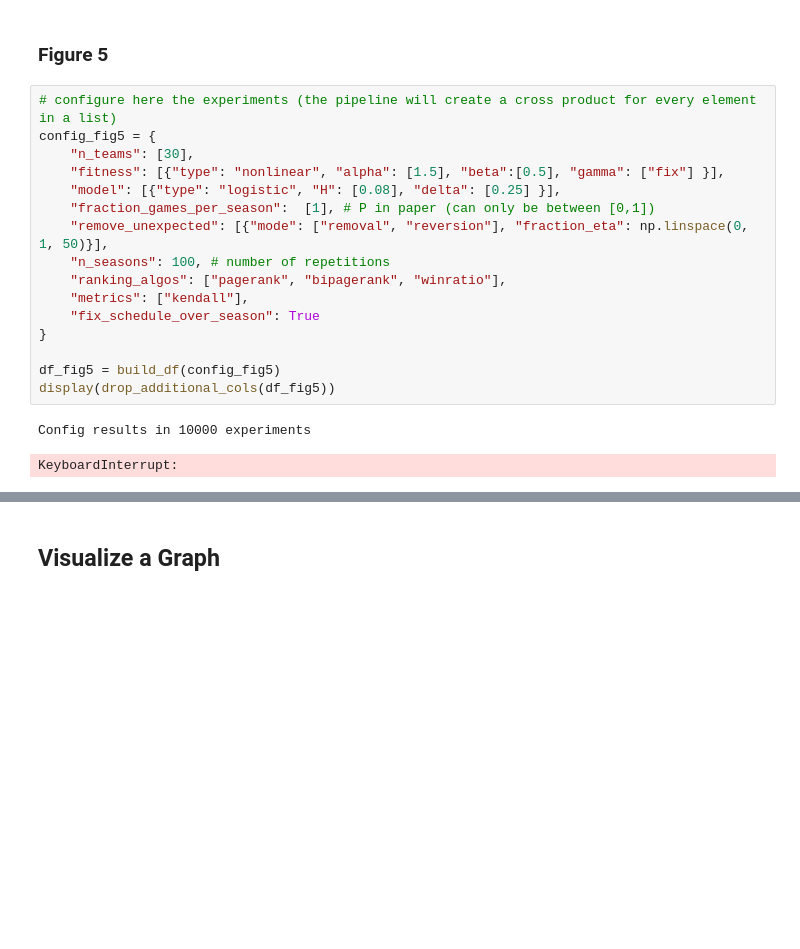
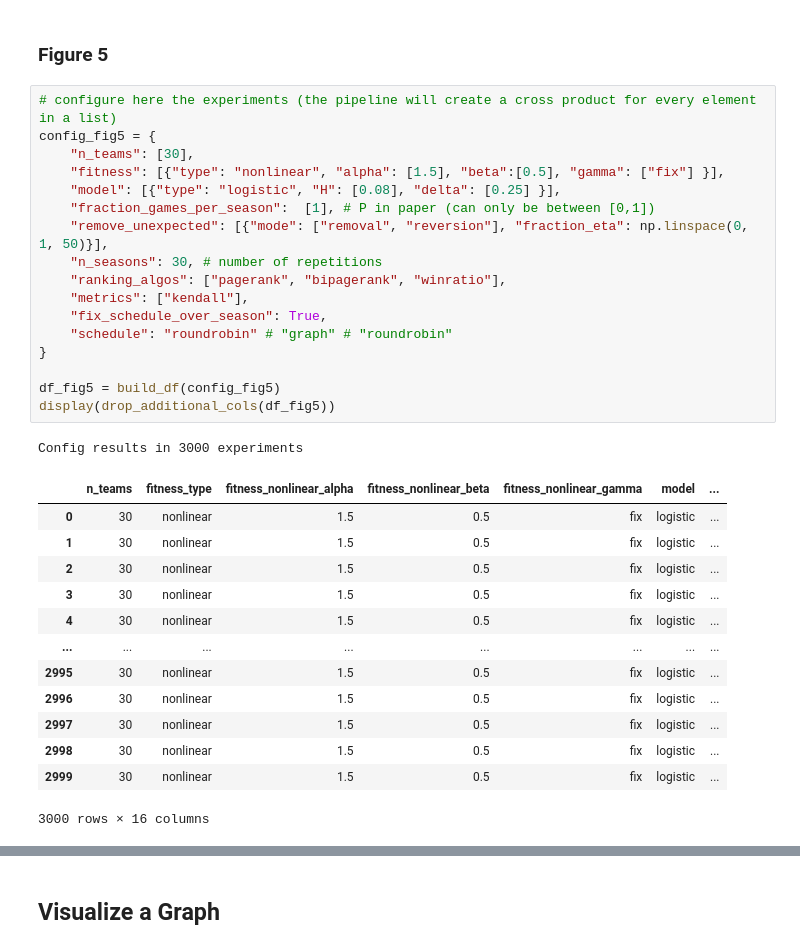
Before and after one commit to nicolas-kuechler/eth-sports-networks-2021, a Jupyter notebook: project.ipynb, the cells around one changed output, grey strips where cells are left out. Drawn from its saved outputs; the diff is of its cells as text; blank space fills up the shorter version.

```diff
--- a/project.ipynb
+++ b/project.ipynb
@@ -1034,22 +1143,35 @@ build_figure_4()
 # %%
 # configure here the experiments (the pipeline will create a cross product for every element in a list)
 config_fig5 = {
     "n_teams": [30],
     "fitness": [{"type": "nonlinear", "alpha": [1.5], "beta":[0.5], "gamma": ["fix"] }],
     "model": [{"type": "logistic", "H": [0.08], "delta": [0.25] }],
     "fraction_games_per_season":  [1], # P in paper (can only be between [0,1])
     "remove_unexpected": [{"mode": ["removal", "reversion"], "fraction_eta": np.linspace(0, 1, 50)}],
-    "n_seasons": 100, # number of repetitions
+    "n_seasons": 30, # number of repetitions
     "ranking_algos": ["pagerank", "bipagerank", "winratio"],
     "metrics": ["kendall"],
-    "fix_schedule_over_season": True
+    "fix_schedule_over_season": True,
+    "schedule": "roundrobin" # "graph" # "roundrobin"
 }
 
 df_fig5 = build_df(config_fig5)
 display(drop_additional_cols(df_fig5))
 # %% [output]
-Config results in 10000 experiments
+Config results in 3000 experiments
+|  | n_teams | fitness_type | fitness_nonlinear_alpha | fitness_nonlinear_beta | fitness_nonlinear_gamma | model | ... |
+| 0 | 30 | nonlinear | 1.5 | 0.5 | fix | logistic | ... |
+| 1 | 30 | nonlinear | 1.5 | 0.5 | fix | logistic | ... |
+| 2 | 30 | nonlinear | 1.5 | 0.5 | fix | logistic | ... |
+| 3 | 30 | nonlinear | 1.5 | 0.5 | fix | logistic | ... |
+| 4 | 30 | nonlinear | 1.5 | 0.5 | fix | logistic | ... |
+| ... | ... | ... | ... | ... | ... | ... | ... |
+| 2995 | 30 | nonlinear | 1.5 | 0.5 | fix | logistic | ... |
+| 2996 | 30 | nonlinear | 1.5 | 0.5 | fix | logistic | ... |
+| 2997 | 30 | nonlinear | 1.5 | 0.5 | fix | logistic | ... |
+| 2998 | 30 | nonlinear | 1.5 | 0.5 | fix | logistic | ... |
+| 2999 | 30 | nonlinear | 1.5 | 0.5 | fix | logistic | ... |
-KeyboardInterrupt:
+3000 rows × 16 columns
 # %%
 def build_figure_5(df, config):
     plots_v = 1
```
Also changed, not shown: parts of 13 cells of this notebook, 1 other file.
